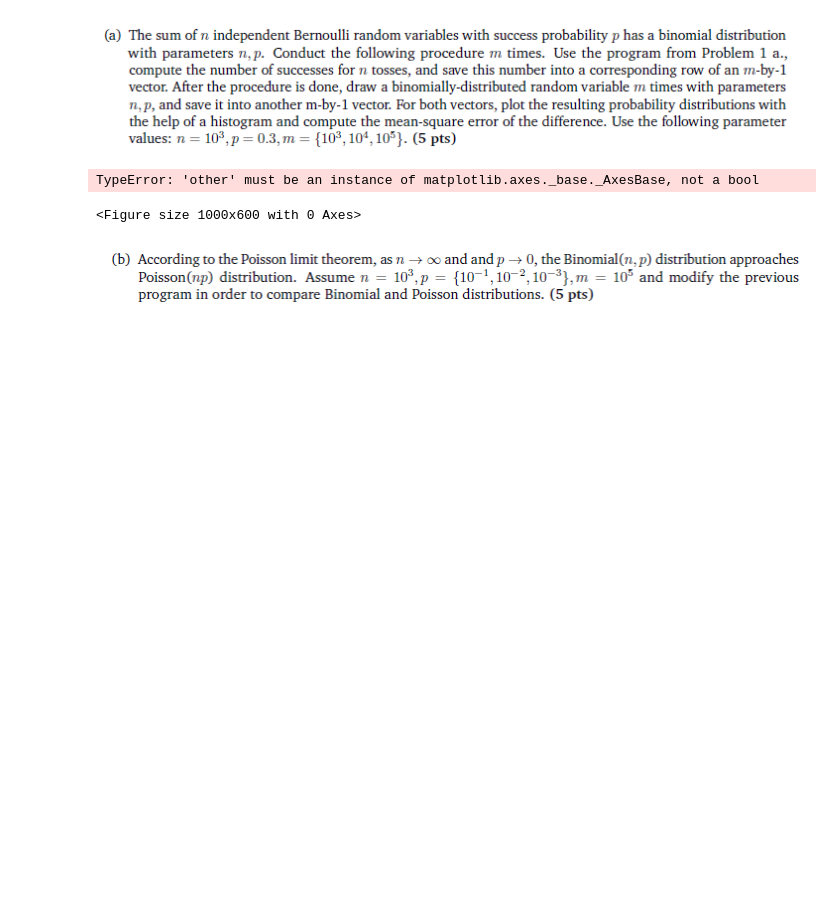
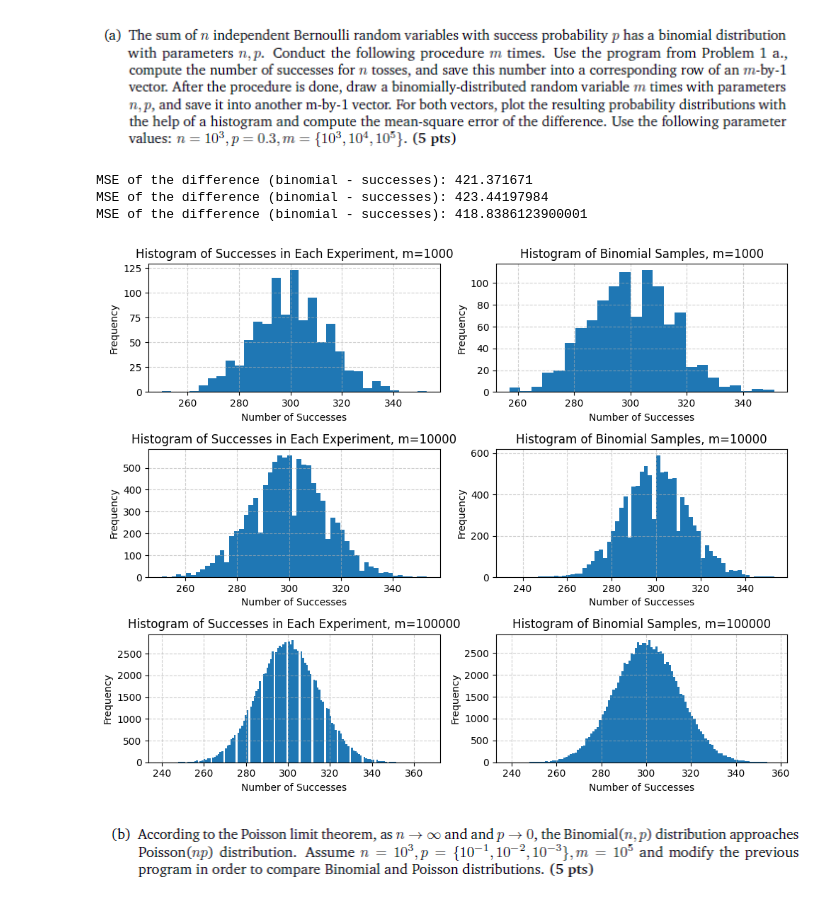
Before and after one commit to Vequis/AI-Machine-Learning-Studies, a Jupyter notebook: MachineLearning/python/Exercises/Exercise1/main.ipynb, the cells around one changed output. Cells and saved outputs as stored; diff of their text form; code cells hidden in the pictures; blank space fills up the shorter version.

```diff
--- a/MachineLearning/python/Exercises/Exercise1/main.ipynb
+++ b/MachineLearning/python/Exercises/Exercise1/main.ipynb
@@ -106,43 +69,52 @@ def mse(x):
     x_hat = np.mean(x)
     return np.mean(np.square(x - x_hat))
 # %%
+def compare_with_binomial(n, p, m, subplot_idx):
+    successes_of_each_experiment = np.zeros((1, m))
+
+    for i in range(m):
+        coin_results = np.random.choice(a=[0, 1], p=[1-p, p], size=n)
+        successes_of_each_experiment[0, i] = np.sum(coin_results)
+
+    binomial = np.random.binomial(n, p, size=m)
+
+    plt.subplot(3, 2, subplot_idx)
+    plt.hist(successes_of_each_experiment.T, bins='auto')
+    plt.title(f'Histogram of Successes in Each Experiment, m={m}')
+    plt.xlabel('Number of Successes')
+    plt.ylabel('Frequency')
+    plt.grid(True, linestyle='--', alpha=0.6)
+
+    plt.subplot(3, 2, subplot_idx + 1)
+    plt.hist(binomial, bins='auto')
+    plt.title(f'Histogram of Binomial Samples, m={m}')
+    plt.xlabel('Number of Successes')
+    plt.ylabel('Frequency')
+    plt.grid(True, linestyle='--', alpha=0.6)
+
+    plt.tight_layout()
+
+    difference_vector = binomial - successes_of_each_experiment
+    mse_difference = mse(binomial - successes_of_each_experiment)
+    # print(f'Mean {np.mean(binomial - successes_of_each_experiment)}')
+    print(f'MSE of the difference (binomial - successes): {mse_difference}')
+
 n = 1000
 p = 0.3
 m = 100000
 
-successes_of_each_experiment = np.zeros((1, m))
+plt.figure(figsize=(10, 8))
 
-for i in range(m):
-    coin_results = np.random.choice(a=[0, 1], p=[1-p, p], size=n)
-    successes_of_each_experiment[0, i] = np.sum(coin_results)
+compare_with_binomial(n, p, 1000, 1)
+compare_with_binomial(n, p, 10000, 3)
+compare_with_binomial(n, p, 100000, 5)
 
-binomial = np.random.binomial(n, p, size=m)
-
-plt.figure(figsize=(10, 6))
-plt.subplot(211)
-plt.hist(successes_of_each_experiment.T, bins='auto')
-plt.title('Histogram of Successes in Each Experiment')
-plt.xlabel('Number of Successes')
-plt.ylabel('Frequency')
-plt.grid(True, linestyle='--', alpha=0.6)
-
-plt.subplot(212)
-plt.hist(binomial, bins='auto')
-plt.title('Histogram of Binomial Samples')
-plt.xlabel('Number of Successes')
-plt.ylabel('Frequency')
-plt.grid(True, linestyle='--', alpha=0.6)
-
-plt.tight_layout()
 plt.show()
-
-difference_vector = binomial - successes_of_each_experiment
-mse_difference = mse(binomial - successes_of_each_experiment)
-print(np.mean(binomial - successes_of_each_experiment))
-print(mse_difference)
 # %% [output]
-TypeError: 'other' must be an instance of matplotlib.axes._base._AxesBase, not a bool
+MSE of the difference (binomial - successes): 421.371671
+MSE of the difference (binomial - successes): 423.44197984
+MSE of the difference (binomial - successes): 418.8386123900001
-<Figure size 1000x600 with 0 Axes>
+[figure, added]
 # %% [markdown]
 ![image.png](attachment:image.png)
 # %%
```
Also changed, not shown: parts of 23 cells of this notebook, 1 other file.
